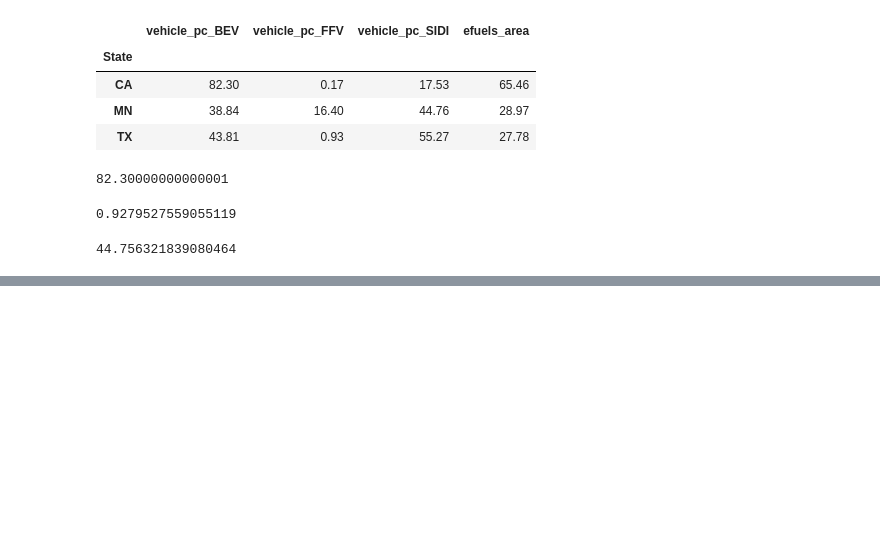
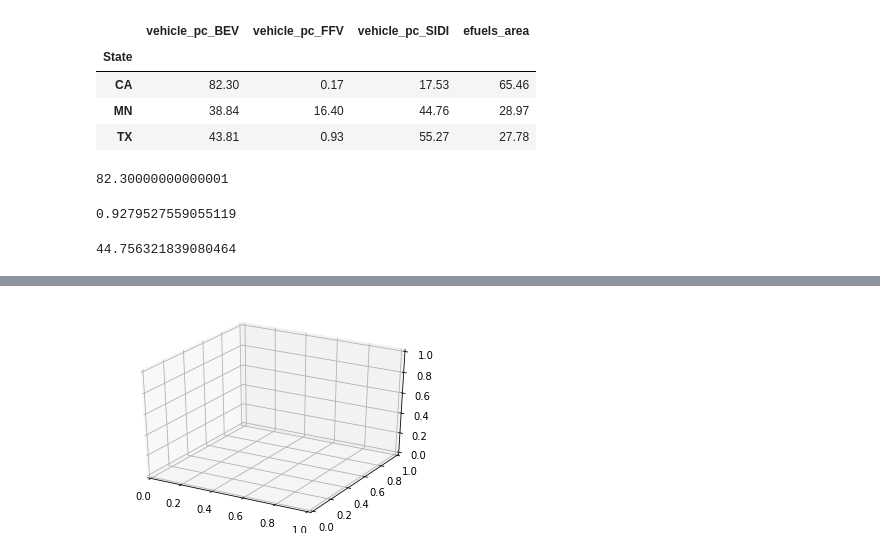
Before and after one commit to saif1457/biofuels, a Jupyter notebook: analysis_v3.ipynb, the cells around one changed output, grey strips where cells are left out. Saved outputs shown, nothing was run; the diff lists cells and outputs as text; code cells hidden in the pictures; blank space fills up the shorter version.

```diff
--- a/analysis_v3.ipynb
+++ b/analysis_v3.ipynb
@@ -353,0 +374,5 @@ model[model['State']=='MN']['vehicle_pc_SIDI'].mean()
+# %%
+fig = plt.figure()
+ax = plt.axes(projection='3d')
+# %% [output]
+[figure, added]
```
Also changed, not shown: parts of 9 cells of this notebook.
